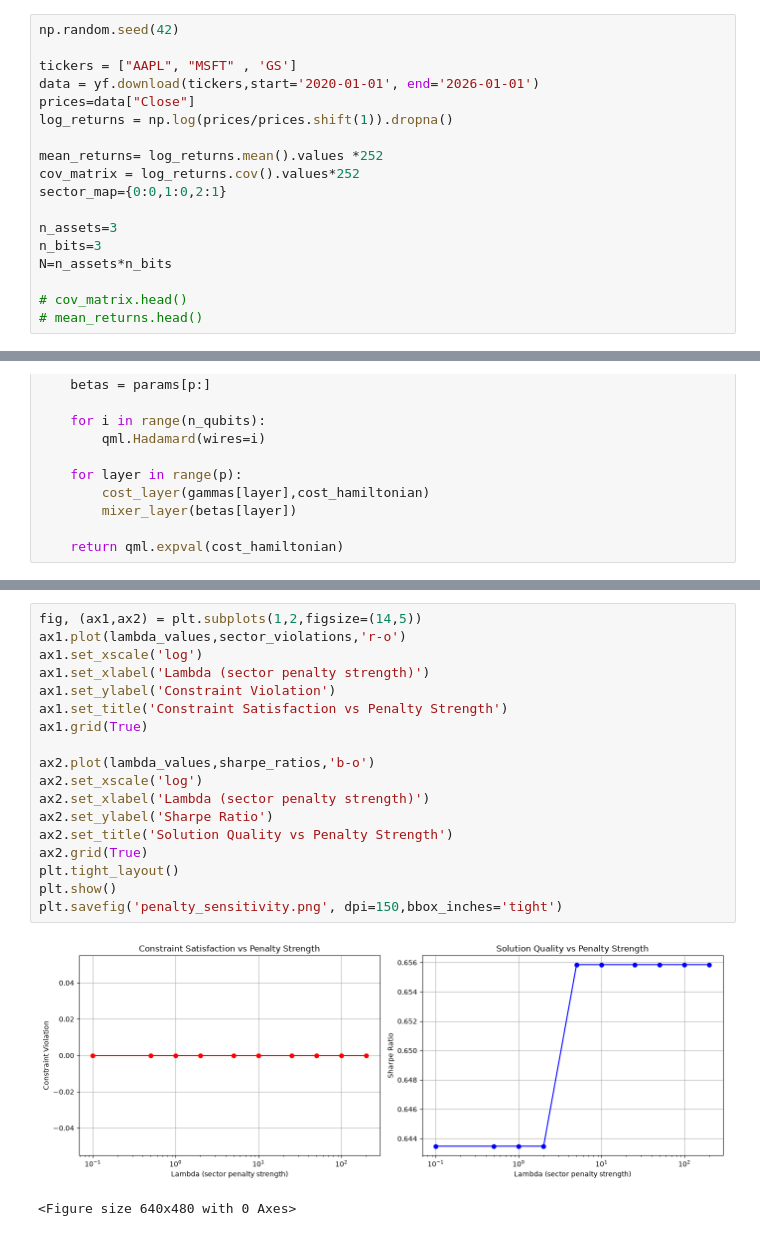
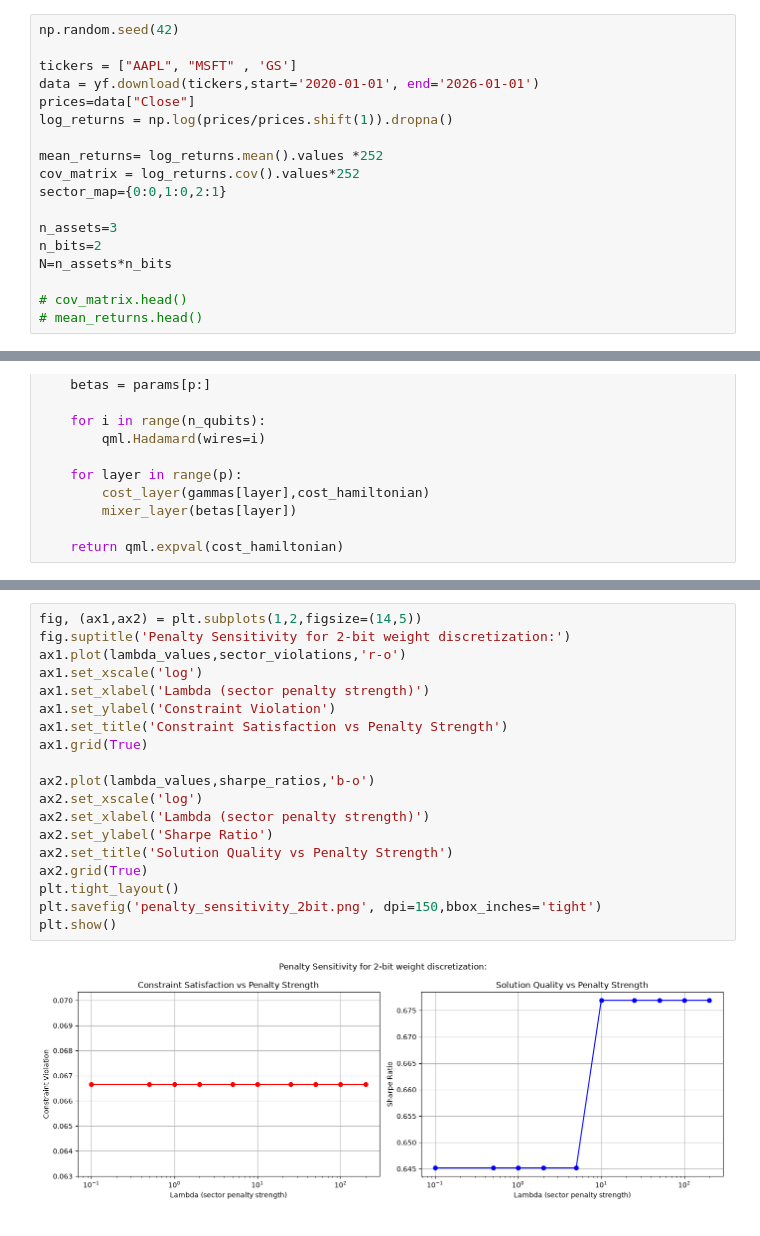
Before and after one commit to lnachdi/qc-portfolio-optimization, a Jupyter notebook: notebooks/week4_benchmark(N=6).ipynb, the cells around one changed output, grey strips where cells are left out. Drawn from its saved outputs; the diff is of its cells as text.

```diff
--- a/notebooks/week4_benchmark(N=6).ipynb
+++ b/notebooks/week4_benchmark(N=6).ipynb
@@ -23,7 +23,7 @@ cov_matrix = log_returns.cov().values*252
 sector_map={0:0,1:0,2:1}
 
 n_assets=3
-n_bits=3
+n_bits=2
 N=n_assets*n_bits
 
 # cov_matrix.head()
@@ -245,24 +245,24 @@ lambda=200.0 | violation: 0.0000 | sharpe: 0.6559
 # %%
 fig, (ax1,ax2) = plt.subplots(1,2,figsize=(14,5))
+fig.suptitle('Penalty Sensitivity for 2-bit weight discretization:')
 ax1.plot(lambda_values,sector_violations,'r-o')
 ax1.set_xscale('log')
 ax1.set_xlabel('Lambda (sector penalty strength)')
 ax1.set_ylabel('Constraint Violation')
 ax1.set_title('Constraint Satisfaction vs Penalty Strength')
 ax1.grid(True)
 
 ax2.plot(lambda_values,sharpe_ratios,'b-o')
 ax2.set_xscale('log')
 ax2.set_xlabel('Lambda (sector penalty strength)')
 ax2.set_ylabel('Sharpe Ratio')
 ax2.set_title('Solution Quality vs Penalty Strength')
 ax2.grid(True)
 plt.tight_layout()
+plt.savefig('penalty_sensitivity_2bit.png', dpi=150,bbox_inches='tight')
 plt.show()
-plt.savefig('penalty_sensitivity.png', dpi=150,bbox_inches='tight')
 # %% [output]
-[figure, old version]
+[figure, new version]
-<Figure size 640x480 with 0 Axes>
 # %%
 noise = qml.device("default.mixed",wires=n_qubits)
 
```
Also changed, not shown: parts of 8 cells of this notebook.
